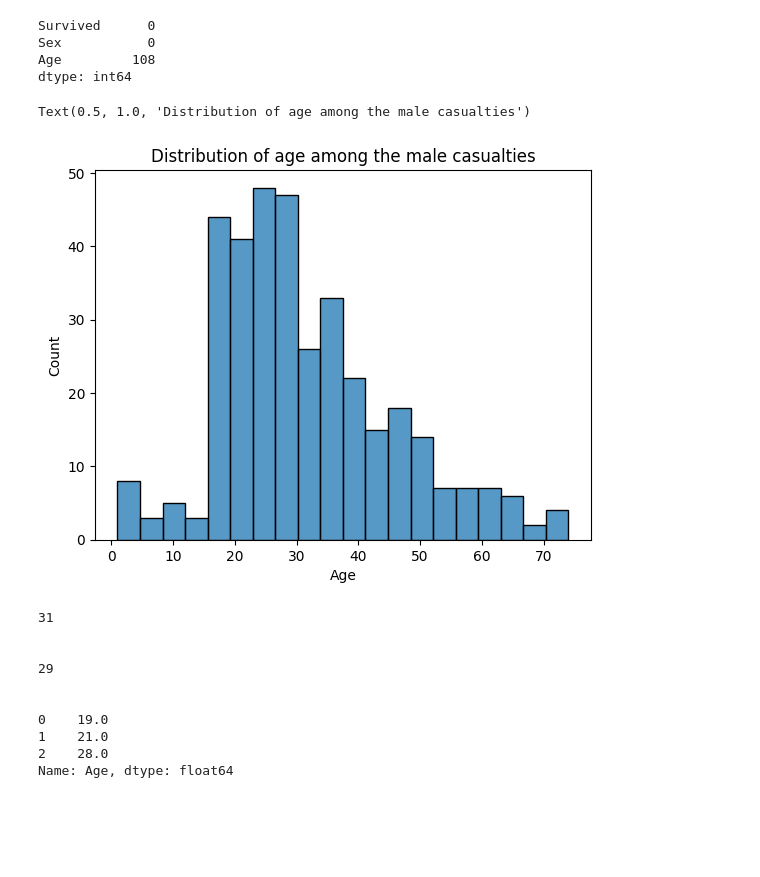
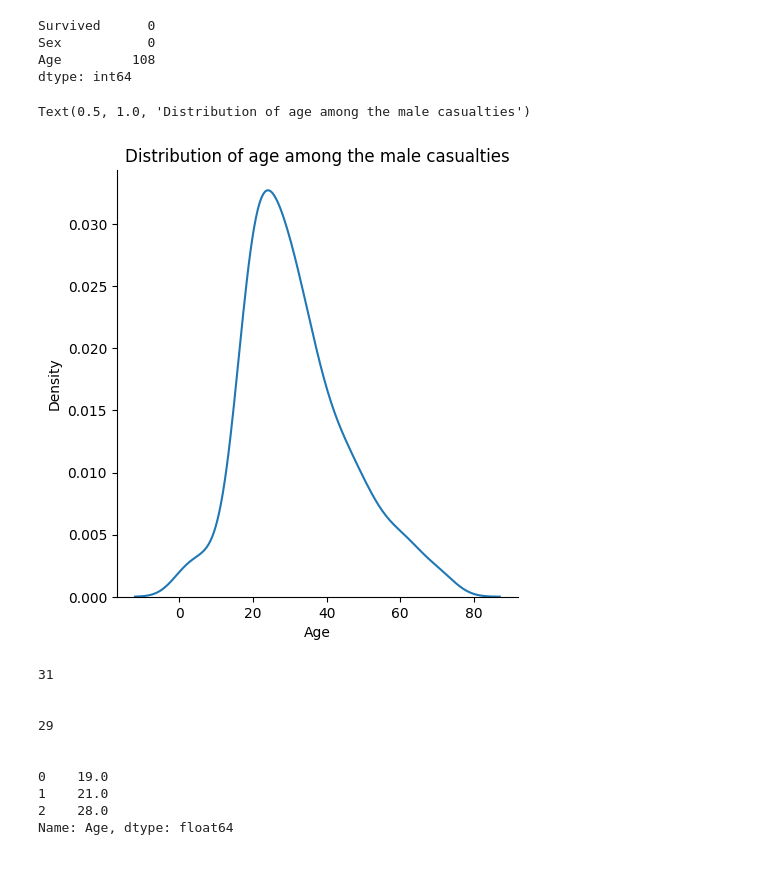
Before and after one commit to puvanans/titanicDataset, a Jupyter notebook: Casualties.ipynb, the cells around one changed output. Saved outputs shown, nothing was run; the diff lists cells and outputs as text; code cells hidden in the pictures; blank space fills up the shorter version.

```diff
--- a/Casualties.ipynb
+++ b/Casualties.ipynb
@@ -84,14 +84,14 @@ dtype: int64
 # %%
 # Here we will  map out the graphs of the age of casualties among men
 maleCasualtiesAge = maleCasualties['Age']
 
-sns.histplot(maleCasualtiesAge, bins = 20 ,stat = 'count')
-# sns.displot(maleCasualtiesAge, kind = 'kde')
+# sns.histplot(maleCasualtiesAge, bins = 20 ,stat = 'count')
+sns.displot(maleCasualtiesAge, kind = 'kde')
 # sns.boxplot(x = maleCasualtiesAge)
 plt.title('Distribution of age among the male casualties')
 # %% [output]
 Text(0.5, 1.0, 'Distribution of age among the male casualties')
-[figure, old version]
+[figure, new version]
 # %%
 mode1 = maleCasualties.loc[(maleCasualties['Age'] == 19)]
 mode2 = maleCasualties.loc[(maleCasualties['Age'] == 21)]
```
Also changed, not shown: 2 other files.
